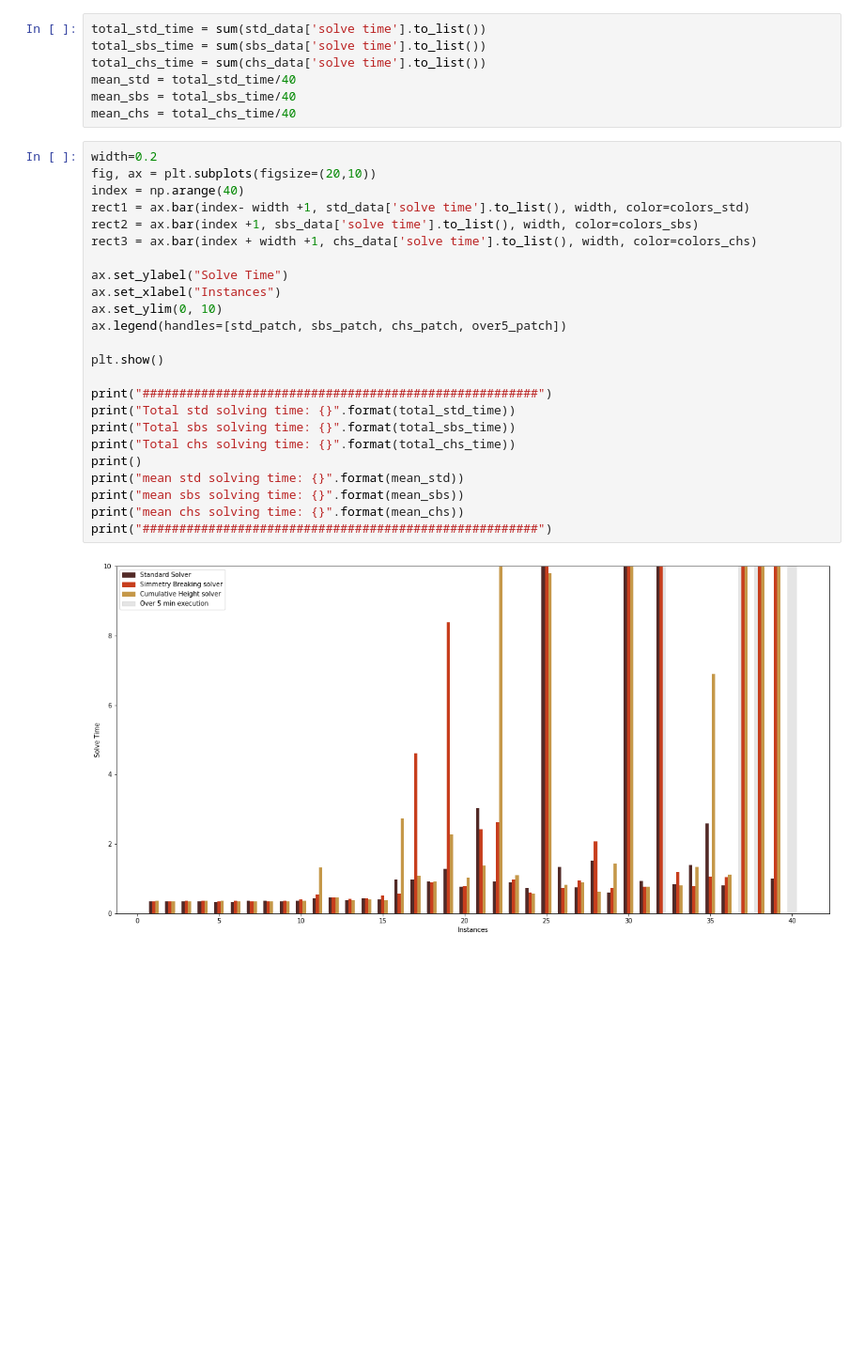
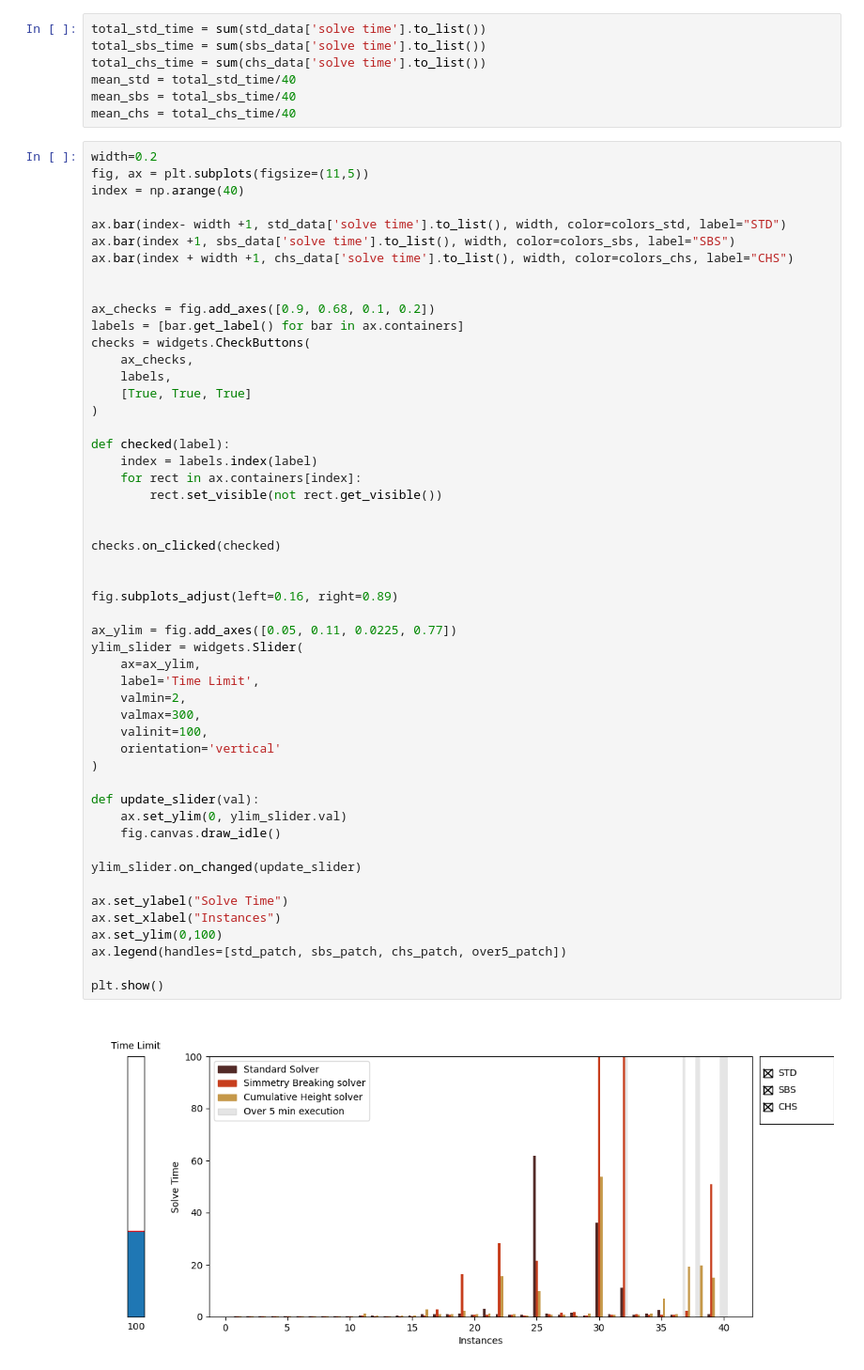
Before and after one commit to rrMat/VLSI-Multi-Paradigm-Solver, a Jupyter notebook: CP/data_visualization.ipynb, the cells around one changed output. Shown at 94% size. Cells and saved outputs as stored; diff of their text form; blank space fills up the shorter version.

Commit message:
Added interactive bar plot

```diff
--- a/CP/data_visualization.ipynb
+++ b/CP/data_visualization.ipynb
@@ -40,27 +44,54 @@ mean_sbs = total_sbs_time/40
 mean_chs = total_chs_time/40
 # %%
 width=0.2
-fig, ax = plt.subplots(figsize=(20,10))
+fig, ax = plt.subplots(figsize=(11,5))
 index = np.arange(40)
-rect1 = ax.bar(index- width +1, std_data['solve time'].to_list(), width, color=colors_std)
-rect2 = ax.bar(index +1, sbs_data['solve time'].to_list(), width, color=colors_sbs)
-rect3 = ax.bar(index + width +1, chs_data['solve time'].to_list(), width, color=colors_chs)
+
+ax.bar(index- width +1, std_data['solve time'].to_list(), width, color=colors_std, label="STD")
+ax.bar(index +1, sbs_data['solve time'].to_list(), width, color=colors_sbs, label="SBS")
+ax.bar(index + width +1, chs_data['solve time'].to_list(), width, color=colors_chs, label="CHS")
+
+
+ax_checks = fig.add_axes([0.9, 0.68, 0.1, 0.2])
+labels = [bar.get_label() for bar in ax.containers]
+checks = widgets.CheckButtons(
+    ax_checks,
+    labels,
+    [True, True, True]
+)
+
+def checked(label):
+    index = labels.index(label)
+    for rect in ax.containers[index]:
+        rect.set_visible(not rect.get_visible())
+
+
+checks.on_clicked(checked)
+
+
+fig.subplots_adjust(left=0.16, right=0.89)
+
+ax_ylim = fig.add_axes([0.05, 0.11, 0.0225, 0.77])
+ylim_slider = widgets.Slider(
+    ax=ax_ylim,
+    label='Time Limit',
+    valmin=2,
+    valmax=300,
+    valinit=100,
+    orientation='vertical'
+)
+
+def update_slider(val):
+    ax.set_ylim(0, ylim_slider.val)
+    fig.canvas.draw_idle()
+
+ylim_slider.on_changed(update_slider)
 
 ax.set_ylabel("Solve Time")
 ax.set_xlabel("Instances")
-ax.set_ylim(0, 10)
+ax.set_ylim(0,100)
 ax.legend(handles=[std_patch, sbs_patch, chs_patch, over5_patch])
 
 plt.show()
-
-print("######################################################")
-print("Total std solving time: {}".format(total_std_time))
-print("Total sbs solving time: {}".format(total_sbs_time))
-print("Total chs solving time: {}".format(total_chs_time))
-print()
-print("mean std solving time: {}".format(mean_std))
-print("mean sbs solving time: {}".format(mean_sbs))
-print("mean chs solving time: {}".format(mean_chs))
-print("######################################################")
 # %% [output]
-[figure, old version]
+[figure, new version]
```
Also changed, not shown: parts of 3 cells of this notebook, 42 other files.
